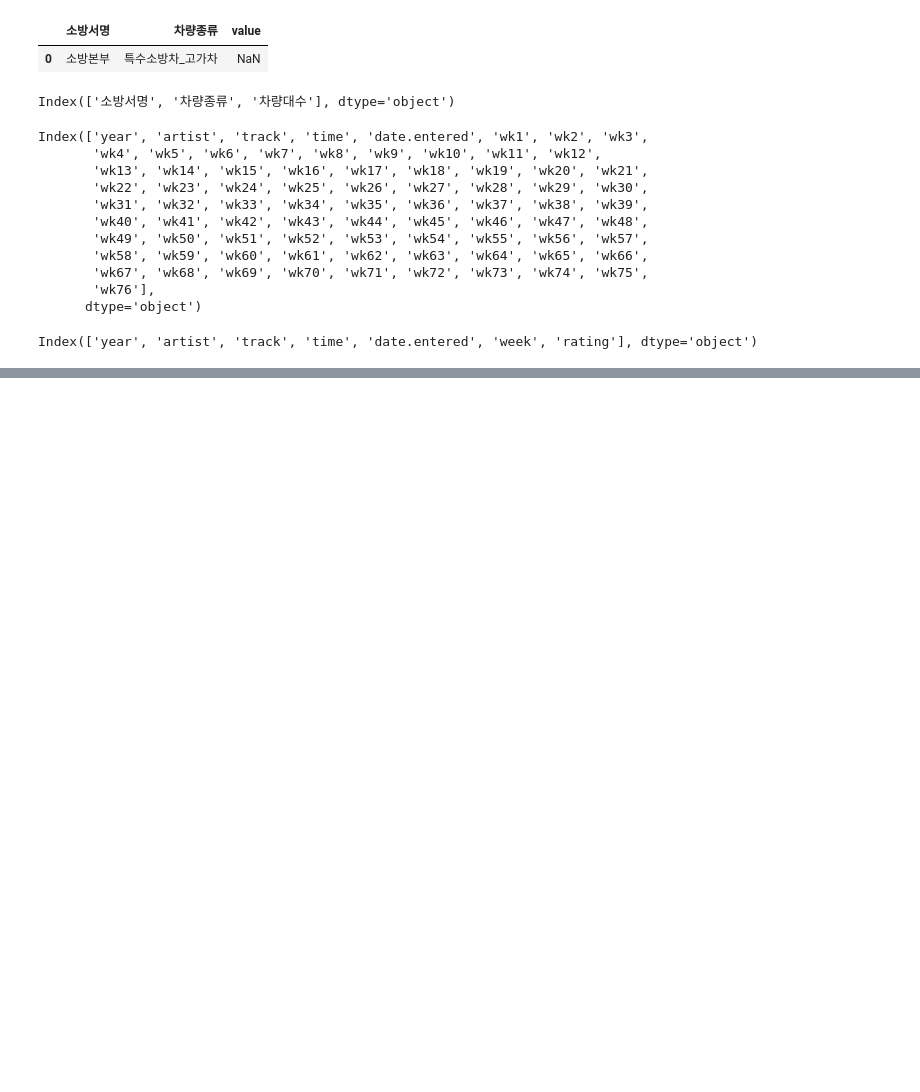
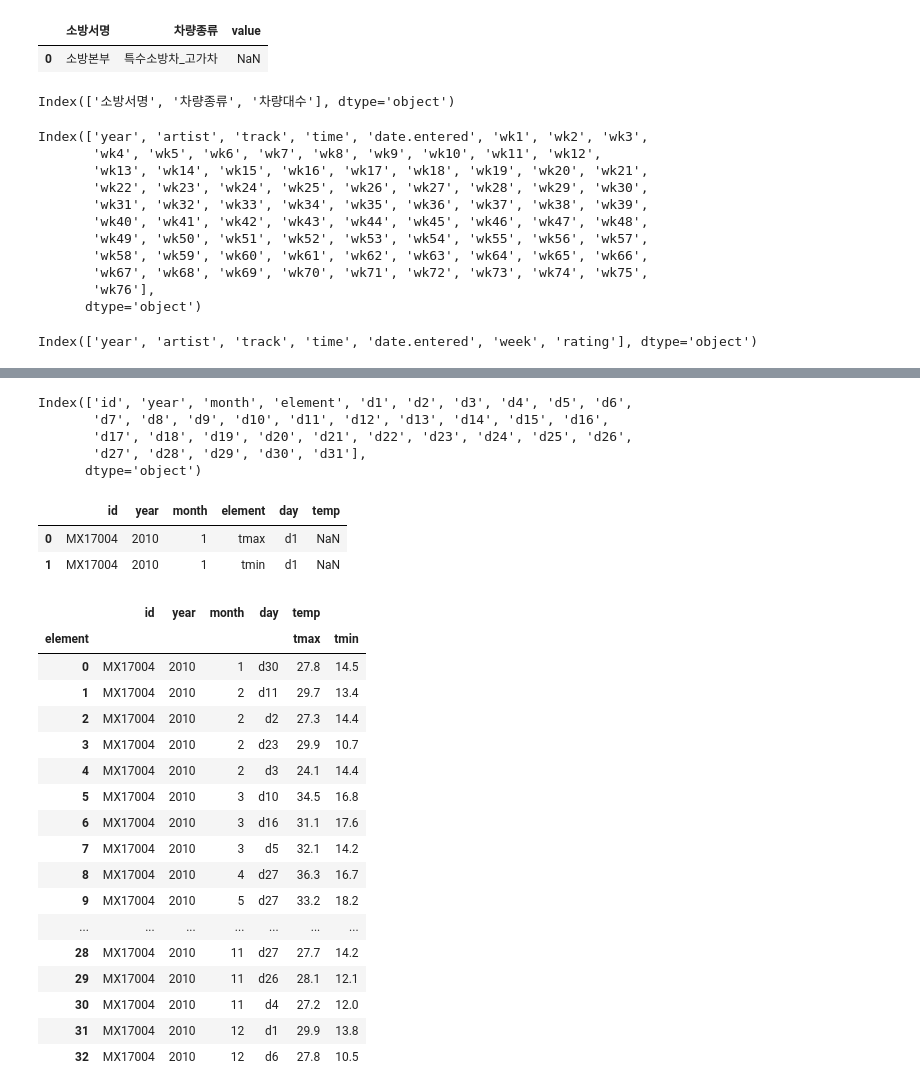
Before and after one commit to Sokmarady97/pythonProject, a Jupyter notebook: 03_pandas/05장.ipynb, the cells around one changed output, grey strips where cells are left out. Saved outputs shown, nothing was run; the diff lists cells and outputs as text; code cells hidden in the pictures; blank space fills up the shorter version.

```diff
--- a/03_pandas/05장.ipynb
+++ b/03_pandas/05장.ipynb
@@ -87,0 +165,46 @@ Index(['year', 'artist', 'track', 'time', 'date.entered', 'week', 'rating'], dty
+# %%
+weather.columns
+# %% [output]
+Index(['id', 'year', 'month', 'element', 'd1', 'd2', 'd3', 'd4', 'd5', 'd6',
+       'd7', 'd8', 'd9', 'd10', 'd11', 'd12', 'd13', 'd14', 'd15', 'd16',
+       'd17', 'd18', 'd19', 'd20', 'd21', 'd22', 'd23', 'd24', 'd25', 'd26',
+       'd27', 'd28', 'd29', 'd30', 'd31'],
+      dtype='object')
+# %%
+weather_melt = weather.melt(id_vars=['id', 'year', 'month', 'element'])
+# %%
+weather_melt.columns = ['id', 'year', 'month', 'element', 'day', 'temp']
+# %%
+weather_melt.head(2)
+# %% [output]
+|  | id | year | month | element | day | temp |
+| 0 | MX17004 | 2010 | 1 | tmax | d1 | NaN |
+| 1 | MX17004 | 2010 | 1 | tmin | d1 | NaN |
+# %%
+weather_tidy = weather_melt.pivot_table(
+                            index=['id', 'year', 'month', 'day'],
+                            columns=['element'],
+                            values=['temp'])
+# %%
+weather_tidy.reset_index(inplace=True)
+# %%
+weather_tidy
+# %% [output]
+|  | id | year | month | day | temp |  |
+| element |  |  |  |  | tmax | tmin |
+| 0 | MX17004 | 2010 | 1 | d30 | 27.8 | 14.5 |
+| 1 | MX17004 | 2010 | 2 | d11 | 29.7 | 13.4 |
+| 2 | MX17004 | 2010 | 2 | d2 | 27.3 | 14.4 |
+| 3 | MX17004 | 2010 | 2 | d23 | 29.9 | 10.7 |
+| 4 | MX17004 | 2010 | 2 | d3 | 24.1 | 14.4 |
+| 5 | MX17004 | 2010 | 3 | d10 | 34.5 | 16.8 |
+| 6 | MX17004 | 2010 | 3 | d16 | 31.1 | 17.6 |
+| 7 | MX17004 | 2010 | 3 | d5 | 32.1 | 14.2 |
+| 8 | MX17004 | 2010 | 4 | d27 | 36.3 | 16.7 |
+| 9 | MX17004 | 2010 | 5 | d27 | 33.2 | 18.2 |
+| ... | ... | ... | ... | ... | ... | ... |
+| 28 | MX17004 | 2010 | 11 | d27 | 27.7 | 14.2 |
+| 29 | MX17004 | 2010 | 11 | d26 | 28.1 | 12.1 |
+| 30 | MX17004 | 2010 | 11 | d4 | 27.2 | 12.0 |
+| 31 | MX17004 | 2010 | 12 | d1 | 29.9 | 13.8 |
+| 32 | MX17004 | 2010 | 12 | d6 | 27.8 | 10.5 |
```
Also changed, not shown: parts of 9 cells of this notebook.
